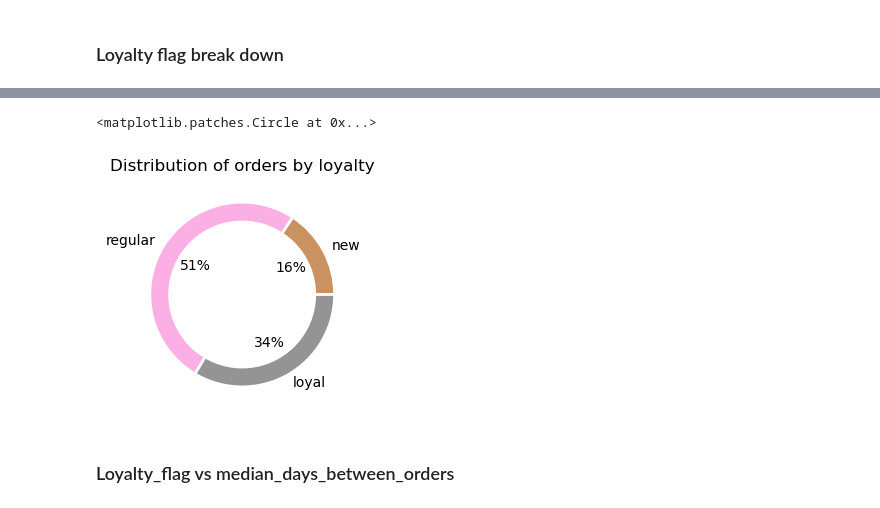
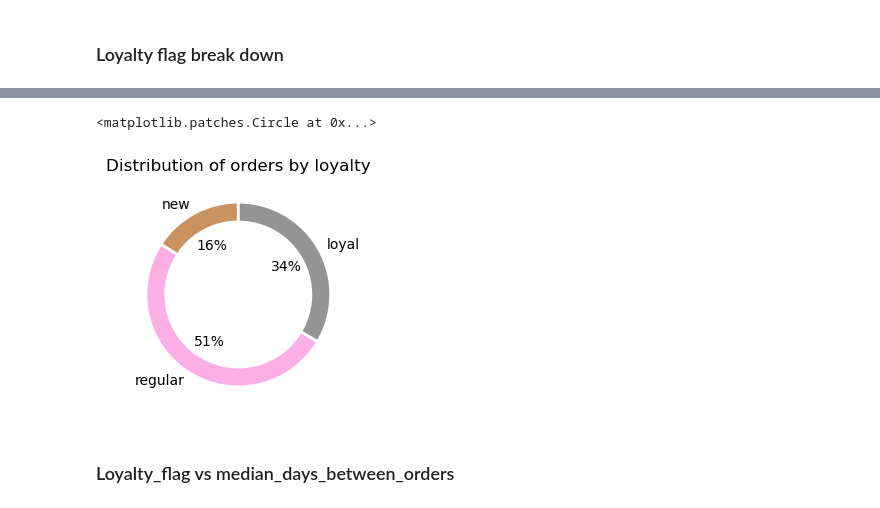
Before and after one commit to NevesFernandes/instacart, a Jupyter notebook: 3_Scripts/4_10_Coding_Etiquette_and_Excel_Reporting.ipynb, the cells around one changed output, grey strips where cells are left out. Cells and saved outputs as stored; diff of their text form; code cells hidden in the pictures.

```diff
--- a/3_Scripts/4_10_Coding_Etiquette_and_Excel_Reporting.ipynb
+++ b/3_Scripts/4_10_Coding_Etiquette_and_Excel_Reporting.ipynb
@@ -728,17 +728,17 @@ plt.gca().add_artist(center_circle)
 # %%
 # distribution of the amount of orders placed by these 3 layers of loyalty customers
 
 plt.figure(figsize=(3,3))
 df_to_display = df_orders['loyalty_flag'].value_counts().sort_index()
 pie_loyalty_customers_2 = df_to_display.plot.pie(autopct=('%1.0f%%'), colors = sns.color_palette("colorblind")[5:8],
-                                               wedgeprops={'linewidth': 2, 'edgecolor': 'white'},
+                                               wedgeprops={'linewidth': 2, 'edgecolor': 'white'}, startangle = 90,
                                                legend=None, ylabel='', title='Distribution of orders by loyalty',
                                                labels =['new', 'regular', 'loyal'])
 center_circle = plt.Circle((0,0), 0.8, fc='white')
 plt.gca().add_artist(center_circle)
 # %% [output]
 <matplotlib.patches.Circle at 0x...>
-[figure, old version]
+[figure, new version]
 # %% [markdown]
 ### Loyalty_flag vs median_days_between_orders
 # %%
```
Also changed, not shown: parts of 8 cells of this notebook, 1 other file.
